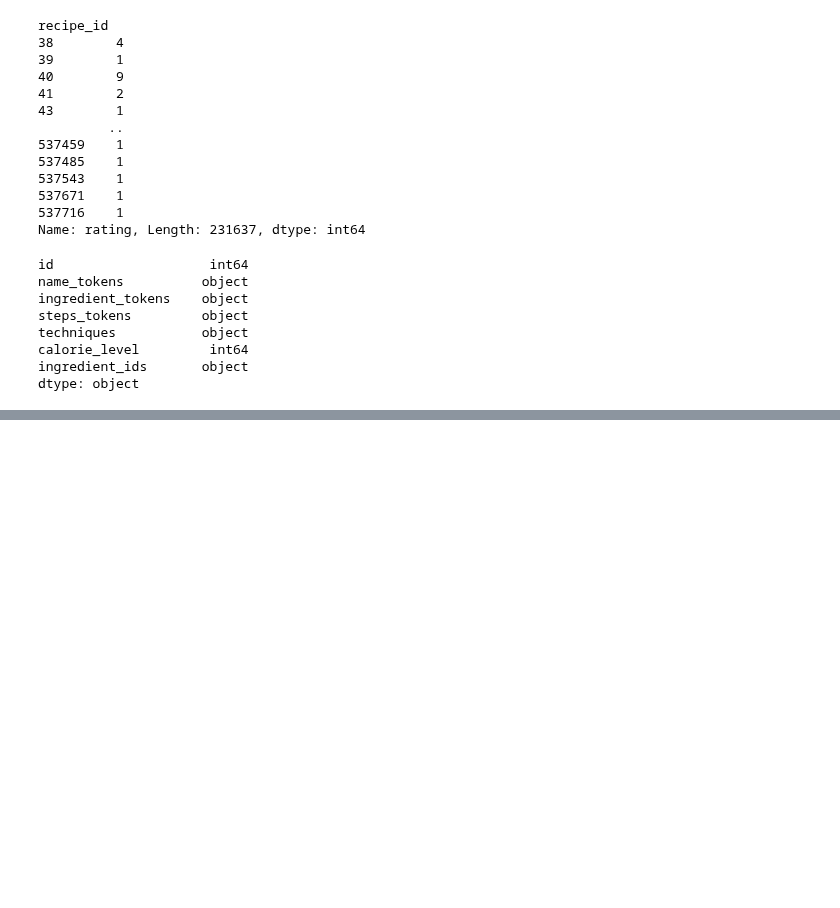
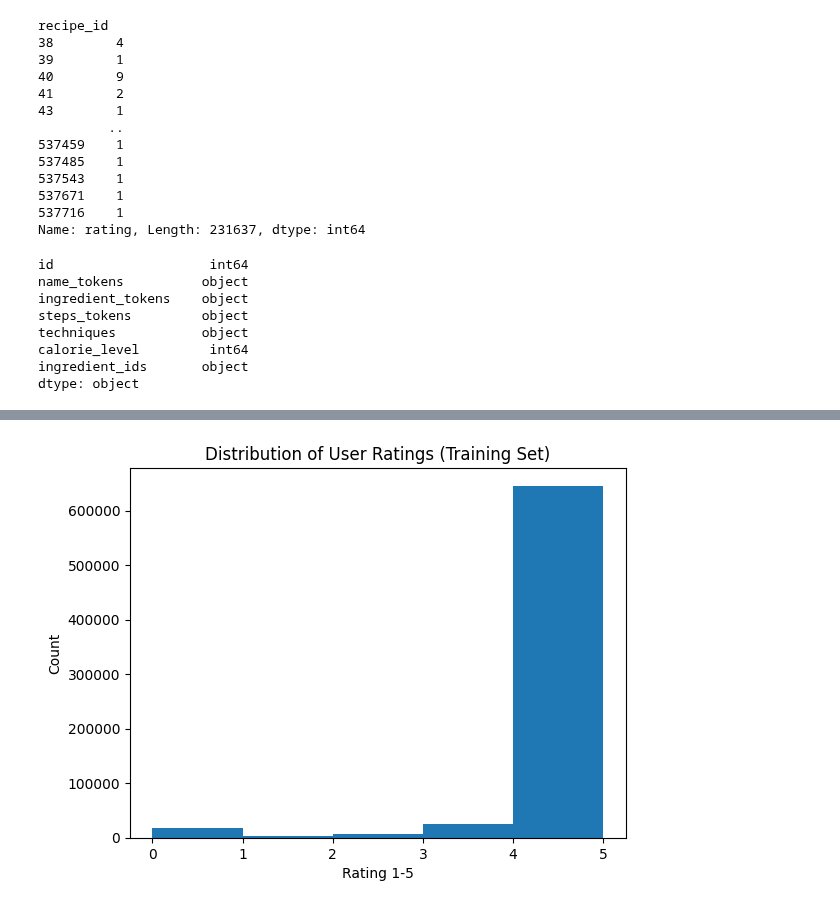
Before and after one commit to YihsuanKuo/CSE158R_Assignment2, a Jupyter notebook: a2.ipynb, the cells around one changed output, grey strips where cells are left out. Cells and saved outputs as stored; diff of their text form; code cells hidden in the pictures; blank space fills up the shorter version.

```diff
--- a/a2.ipynb
+++ b/a2.ipynb
@@ -54,0 +86,8 @@ ValueError: malformed node or string: [40480, 1454, 16201, 2056, 955, 541, 11332
+# %%
+plt.hist(interactions_train['rating'], bins=5)
+plt.xlabel('Rating 1-5')
+plt.ylabel('Count')
+plt.title('Distribution of User Ratings (Training Set)')
+plt.show();
+# %% [output]
+[figure, added]
```
Also changed, not shown: parts of 18 cells of this notebook.
